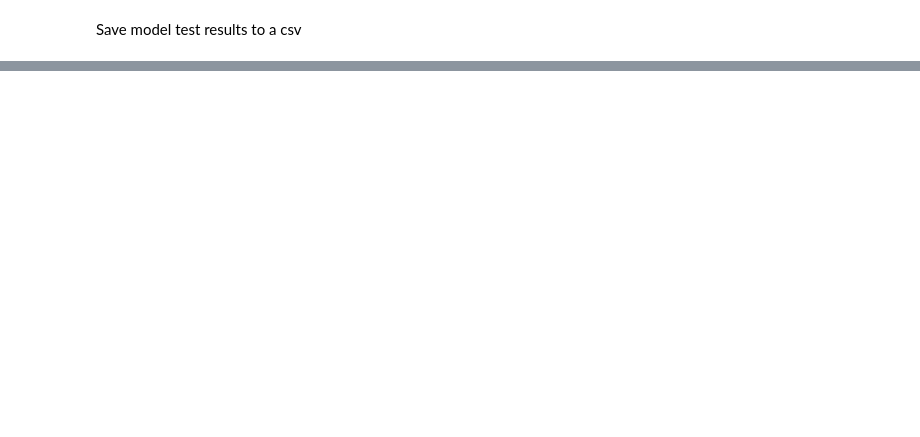
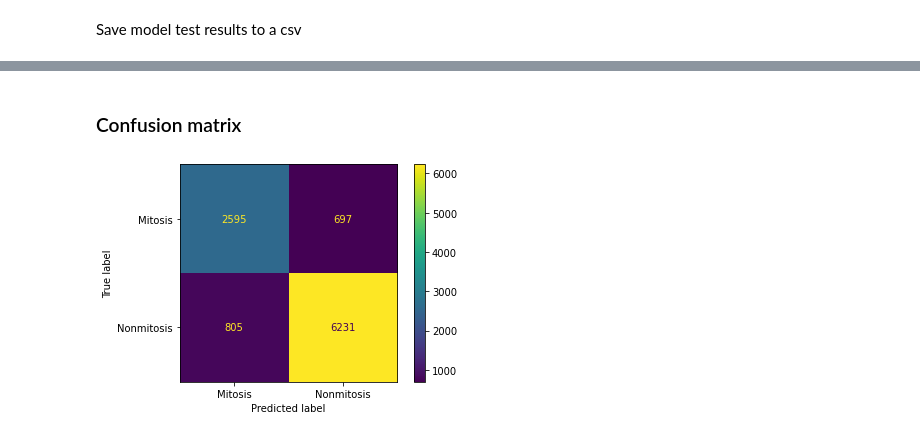
Before and after one commit to chemengage/automated-healthcare, a Jupyter notebook: assignments/week-8-iteration/baseline_models/model_baseline_MEL_v0.ipynb, the cells around one changed output, grey strips where cells are left out. Saved outputs shown, nothing was run; the diff lists cells and outputs as text; code cells hidden in the pictures; blank space fills up the shorter version.

```diff
--- a/assignments/week-8-iteration/baseline_models/model_baseline_MEL_v0.ipynb
+++ b/assignments/week-8-iteration/baseline_models/model_baseline_MEL_v0.ipynb
@@ -611,0 +638,10 @@ model_ft_results
+# %% [markdown]
+### Confusion matrix
+# %%
+from sklearn.metrics import confusion_matrix
+from sklearn.metrics import ConfusionMatrixDisplay
+
+cm = confusion_matrix(labels, predictions)
+cm_display = ConfusionMatrixDisplay(cm, display_labels=test_data.classes).plot()
+# %% [output]
+[figure, added]
```
Also changed, not shown: parts of 12 cells of this notebook.
